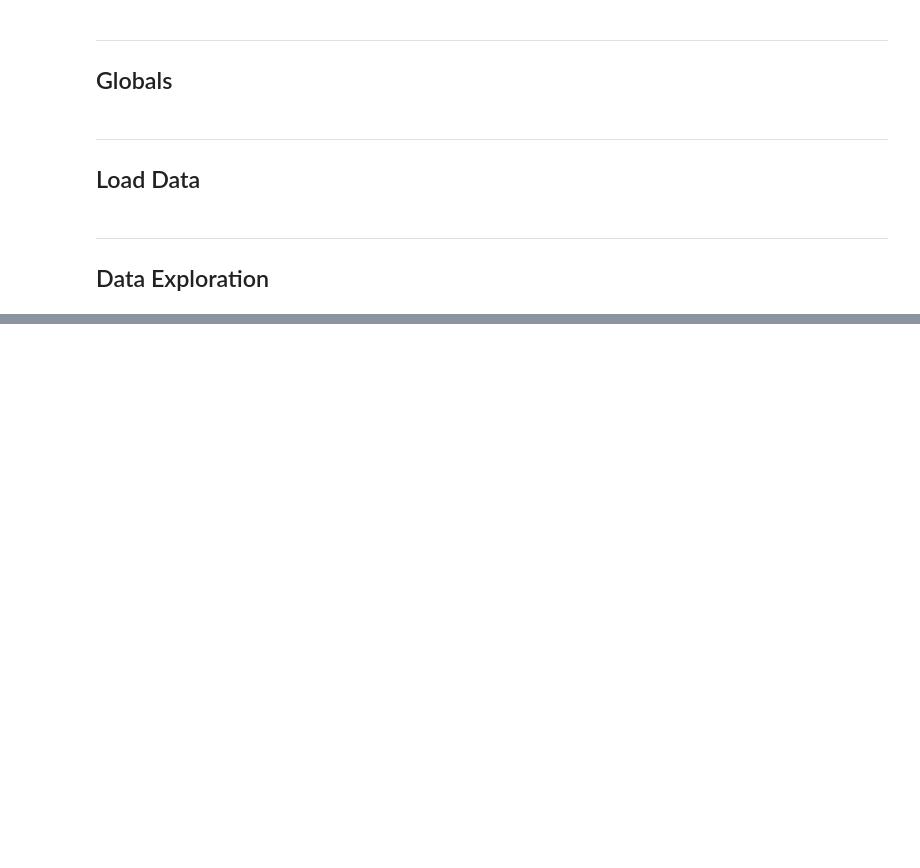
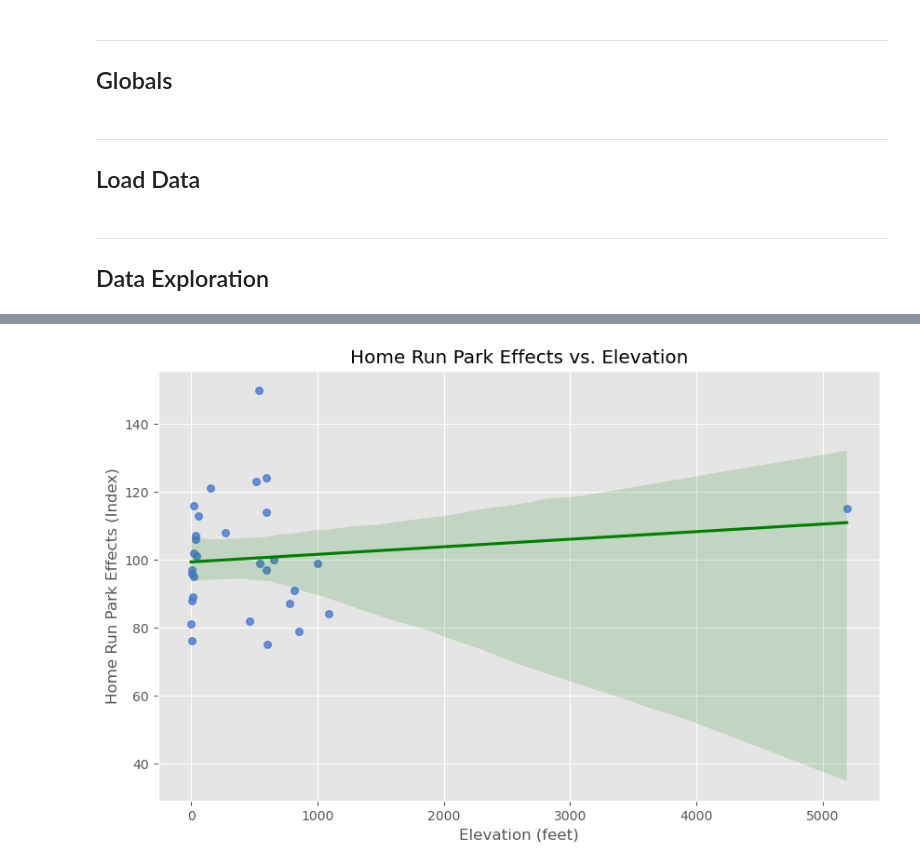
Before and after one commit to NOUR-2025/Reproducibility, a Jupyter notebook: template.ipynb, the cells around one changed output, grey strips where cells are left out. Saved outputs shown, nothing was run; the diff lists cells and outputs as text; code cells hidden in the pictures; blank space fills up the shorter version.

```diff
--- a/template.ipynb
+++ b/template.ipynb
@@ -101,0 +155,17 @@ df = load_dataset(DATA)
+# %%
+plt.figure(figsize=(10, 6))
+
+sns.regplot(
+    data=df,
+    x="elevation",
+    y="hr_park_effects",
+    scatter_kws={"s": 30},
+    line_kws={"color": "green"}
+)
+
+plt.title("Home Run Park Effects vs. Elevation")
+plt.xlabel("Elevation (feet)")
+plt.ylabel("Home Run Park Effects (Index)")
+plt.show()
+# %% [output]
+[figure, added]
```
Also changed, not shown: parts of 6 cells of this notebook.
